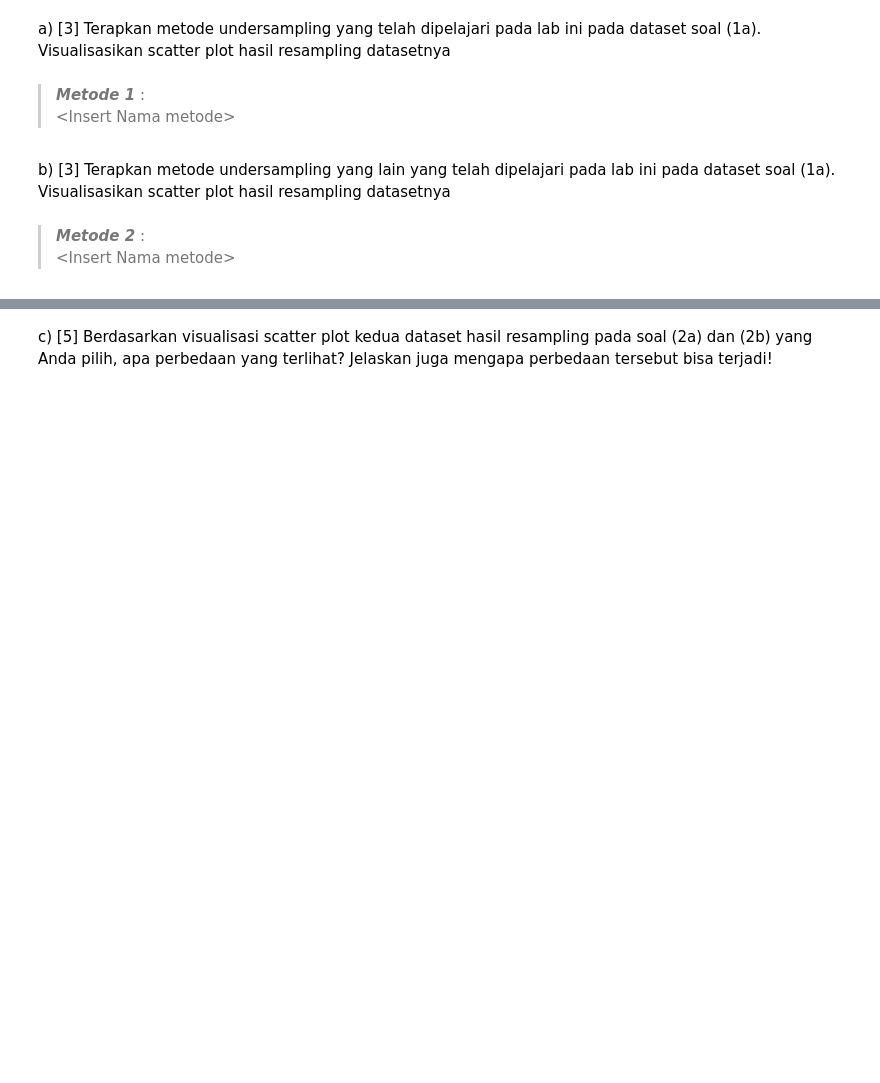
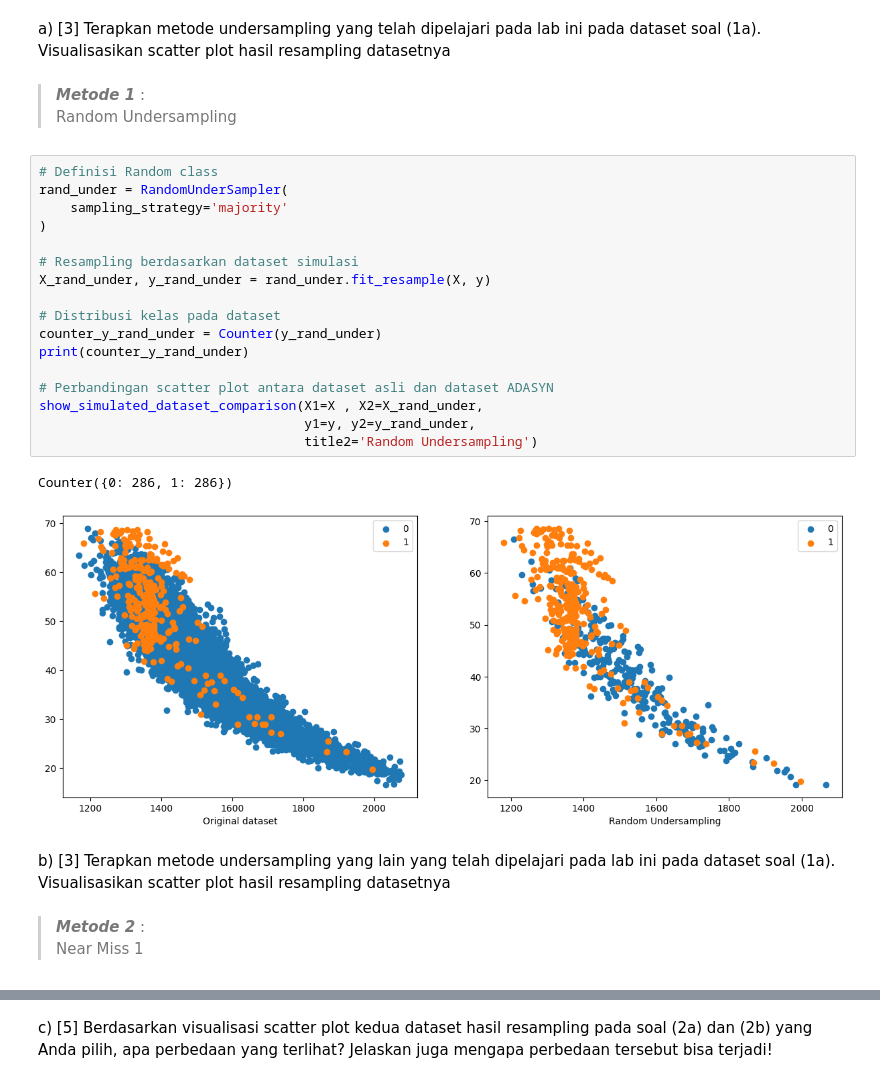
Before and after one commit to farrelayman09/lab-kasdad-7, a Jupyter notebook: Lab_7.ipynb, the cells around one changed output, grey strips where cells are left out. Drawn from its saved outputs; the diff is of its cells as text; blank space fills up the shorter version.

```diff
--- a/Lab_7.ipynb
+++ b/Lab_7.ipynb
@@ -813,10 +882,30 @@ Jawaban di sini, hapus tulisan ini
 a) [3] Terapkan metode undersampling yang telah dipelajari pada lab ini pada dataset soal (1a). Visualisasikan scatter plot hasil resampling datasetnya
 # %% [markdown]
 > <b><i>Metode 1</i></b> : <br>
-\<Insert Nama metode\>
+Random Undersampling
+# %%
+# Definisi Random class
+rand_under = RandomUnderSampler(
+    sampling_strategy='majority'
+)
+
+# Resampling berdasarkan dataset simulasi
+X_rand_under, y_rand_under = rand_under.fit_resample(X, y)
+
+# Distribusi kelas pada dataset
+counter_y_rand_under = Counter(y_rand_under)
+print(counter_y_rand_under)
+
+# Perbandingan scatter plot antara dataset asli dan dataset ADASYN
+show_simulated_dataset_comparison(X1=X , X2=X_rand_under,
+                                  y1=y, y2=y_rand_under,
+                                  title2='Random Undersampling')
+# %% [output]
+Counter({0: 286, 1: 286})
+[figure, added]
 # %% [markdown]
 b) [3] Terapkan metode undersampling yang lain yang telah dipelajari pada lab
 ini pada dataset soal (1a). Visualisasikan scatter plot hasil resampling datasetnya
 # %% [markdown]
 > <b><i>Metode 2</i></b> : <br>
-\<Insert Nama metode\>
+Near Miss 1
```
Also changed, not shown: parts of 27 cells of this notebook.
